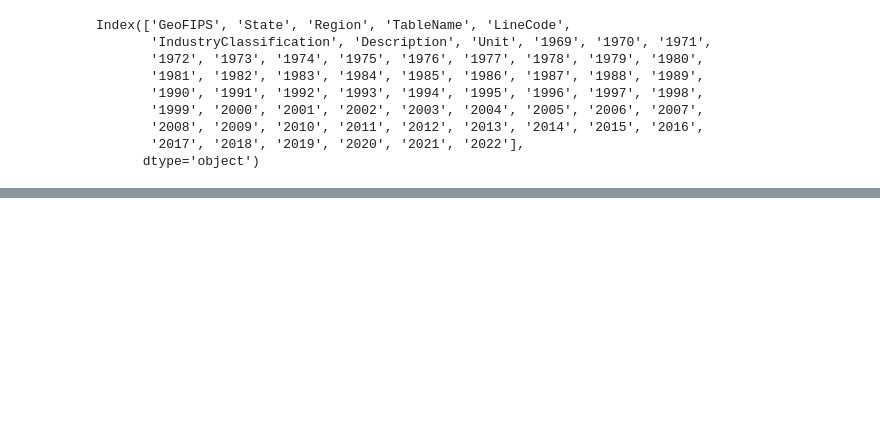
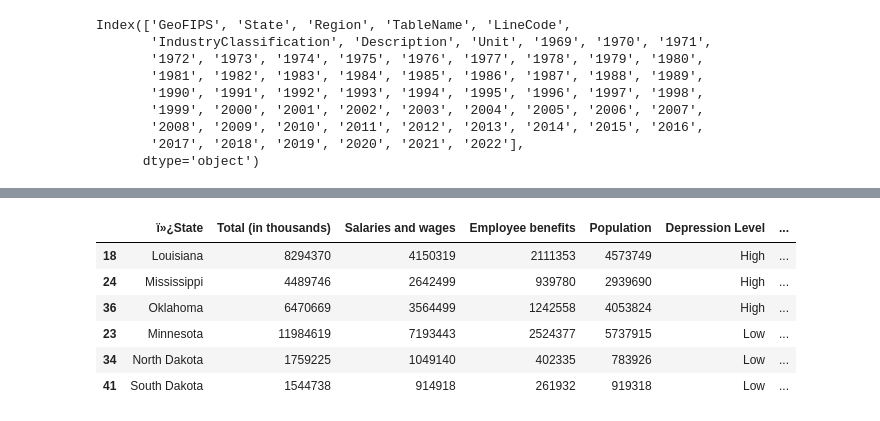
Before and after one commit to vjayne93/blue-team-project-1, a Jupyter notebook: Mikes_Working_File.ipynb, the cells around one changed output, grey strips where cells are left out. Cells and saved outputs as stored; diff of their text form; code cells hidden in the pictures; blank space fills up the shorter version.

```diff
--- a/Mikes_Working_File.ipynb
+++ b/Mikes_Working_File.ipynb
@@ -61,0 +130,8 @@ NameError: name 'df_grouped' is not defined
+# %%
+# Select only the relevant columns for the analysis (2020, 2021, 2022)
+coi = ['Total (in thousands)', 'Salaries and wages','Employee benefits']
+df_coi = df[['ï»¿State'] + coi + ['Population']]
+# %%
+states_of_interest = ['Oklahoma', 'North Dakota', 'South Dakota', 'Mississippi', 'Minnesota', 'Louisiana']
+df_filtered_coi = df_coi[df_coi.iloc[:, 0].isin(states_of_interest)].copy()
+df_filtered_coi
@@ -61,0 +165,17 @@ NameError: name 'df_grouped' is not defined
+# %%
+columns_to_convert = ['Total (in thousands)', 'Salaries and wages', 'Employee benefits', 'Population']
+df_filtered_coi[columns_to_convert] = df_filtered_coi[columns_to_convert].astype(int)
+
+df_filtered_coi['total_per_capita_spending'] = df_filtered_coi['Total (in thousands)'] / df_filtered_coi['Population'] * 1000
+df_filtered_coi['salary_per_capita_spending'] = df_filtered_coi['Salaries and wages'] / df_filtered_coi['Population'] * 1000
+df_filtered_coi['benefits_per_capita_spending'] = df_filtered_coi['Employee benefits'] / df_filtered_coi['Population'] * 1000
+
+df_filtered_coi
+# %% [output]
+|  | ï»¿State | Total (in thousands) | Salaries and wages | Employee benefits | Population | Depression Level | ... |
+| 18 | Louisiana | 8294370 | 4150319 | 2111353 | 4573749 | High | ... |
+| 24 | Mississippi | 4489746 | 2642499 | 939780 | 2939690 | High | ... |
+| 36 | Oklahoma | 6470669 | 3564499 | 1242558 | 4053824 | High | ... |
+| 23 | Minnesota | 11984619 | 7193443 | 2524377 | 5737915 | Low | ... |
+| 34 | North Dakota | 1759225 | 1049140 | 402335 | 783926 | Low | ... |
+| 41 | South Dakota | 1544738 | 914918 | 261932 | 919318 | Low | ... |
```
Also changed, not shown: parts of 11 cells of this notebook, 1 other file.
